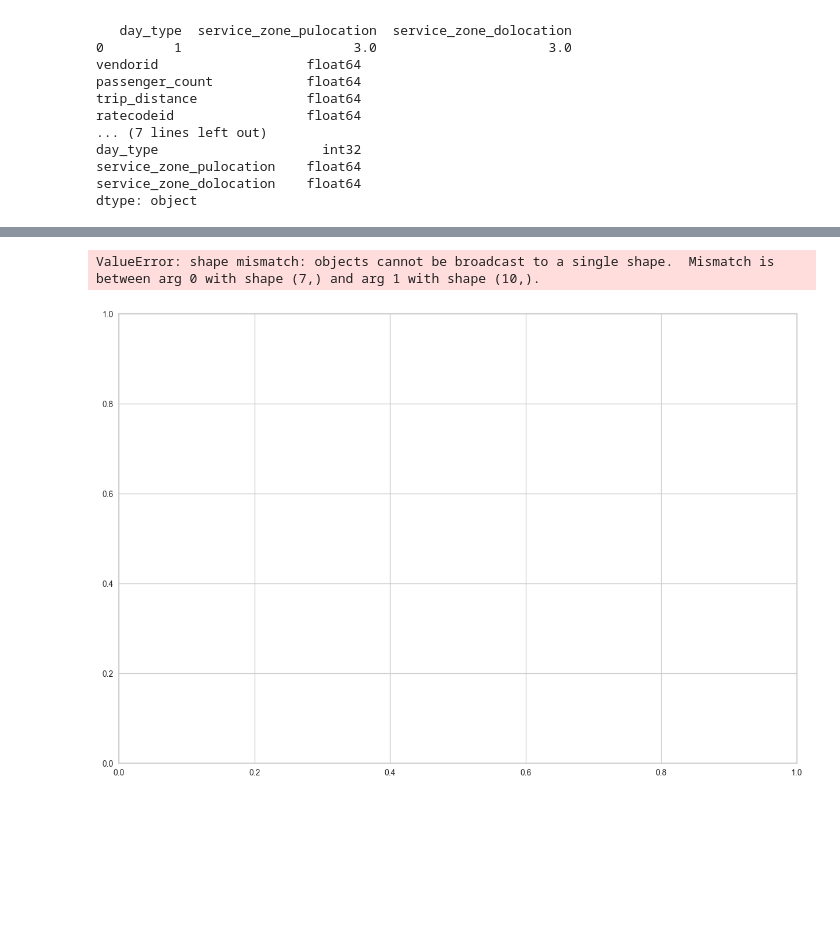
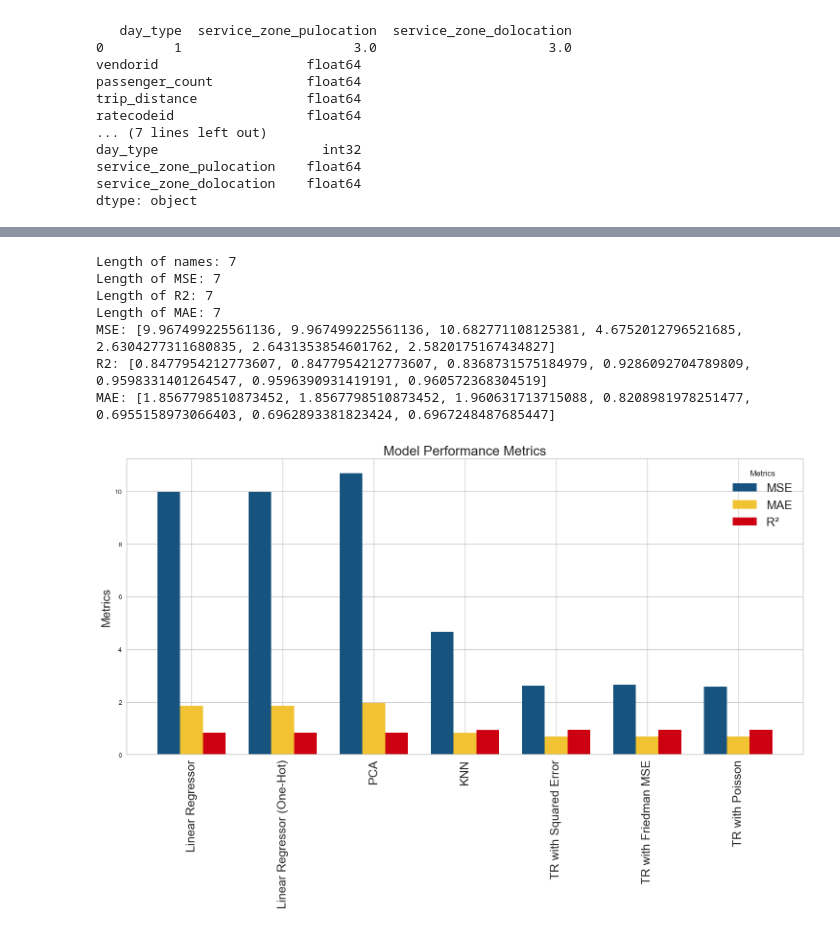
Before and after one commit to BrembillaNiccolo/MLFinalProjectUIC, a Jupyter notebook: Preprocessing3/RegressionModels.ipynb, the cells around one changed output, grey strips where cells are left out. Drawn from its saved outputs; the diff is of its cells as text; code cells hidden in the pictures; blank space fills up the shorter version.

Commit message:
Linear regressors on third preprocessing

```diff
--- a/Preprocessing3/RegressionModels.ipynb
+++ b/Preprocessing3/RegressionModels.ipynb
@@ -557,39 +609,53 @@ R² Score: 0.960572368304519
 Mean Squared Error (MSE): 2.5820175167434827
 Mean Absolute Error (MAE): 0.6967248487685447
 ----------------------------------------
+# %%
+print("Length of names:", len(names))
+print("Length of MSE:", len(MSE))
+print("Length of R2:", len(R2))
+print("Length of MAE:", len(MAE))
+
+print("MSE:", MSE)
+print("R2:", R2)
+print("MAE:", MAE)
+# %% [output]
+Length of names: 7
+Length of MSE: 7
+Length of R2: 7
+Length of MAE: 7
+MSE: [9.967499225561136, 9.967499225561136, 10.682771108125381, 4.6752012796521685, 2.6304277311680835, 2.6431353854601762, 2.5820175167434827]
+R2: [0.8477954212773607, 0.8477954212773607, 0.8368731575184979, 0.9286092704789809, 0.9598331401264547, 0.9596390931419191, 0.960572368304519]
+MAE: [1.8567798510873452, 1.8567798510873452, 1.960631713715088, 0.8208981978251477, 0.6955158973066403, 0.6962893381823424, 0.6967248487685447]
 # %%
-bar_width = 0.25
+bar_width = 0.25  # Width of each bar
 
-# Number of models
+# Number of models (length of names)
 num_models = len(names)
 
-# Calculate positions for each group of bars
+# Base positions for the bars (x-axis)
 x = np.arange(num_models)  # positions for models
-mse_positions = x
-mae_positions = x +  bar_width
-r2_positions = x + 2 * bar_width
+
+# Calculate positions for each metric
+mse_positions = x  # First metric (MSE)
+mae_positions = x + bar_width  # Second metric (MAE)
+r2_positions = x + 2 * bar_width  # Third metric (R²)
 
 
-# Colors for the metrics
-colors = ['blue', 'yellow', 'red']
-
-# Create the figure and axis
 plt.figure(figsize=(15, 10))
 
 # Plot each metric
 plt.bar(mse_positions, MSE, width=bar_width, color='#16537e', label='MSE')
+plt.bar(mae_positions, MAE, width=bar_width, color='#f1c232', label='MAE')
 plt.bar(r2_positions, R2, width=bar_width, color='#cc0010', label='R²')
-plt.bar(mae_positions, MAE, width=bar_width, color='#f1c232', label='MAE')
 
 # Add labels, legend, and title
 plt.ylabel('Metrics', fontsize=18)
 plt.title('Model Performance Metrics', fontsize=20)
 plt.xticks(x + bar_width, names, fontsize=18, rotation=90)  # Center the ticks under the grouped bars
 plt.legend(title="Metrics", fontsize=18)
 
 # Display the plot
 plt.tight_layout()
 plt.show()
 # %% [output]
-ValueError: shape mismatch: objects cannot be broadcast to a single shape.  Mismatch is between arg 0 with shape (7,) and arg 1 with shape (10,).
-[figure, old version]
+[figure, new version]
```
Also changed, not shown: parts of 13 cells of this notebook.
